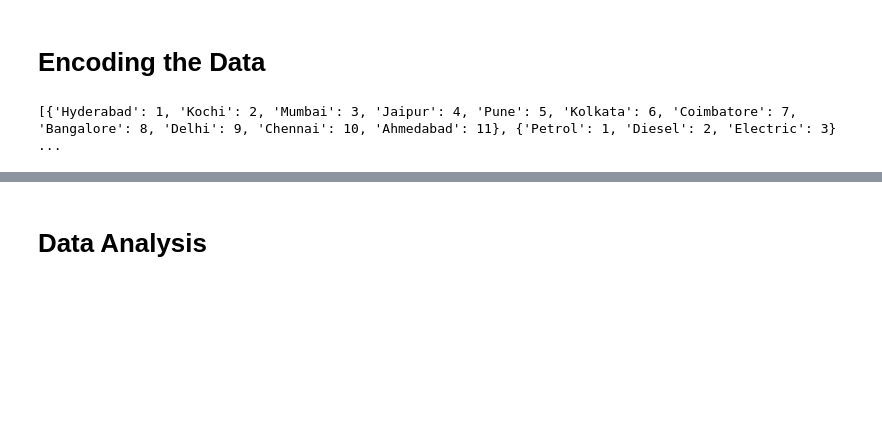
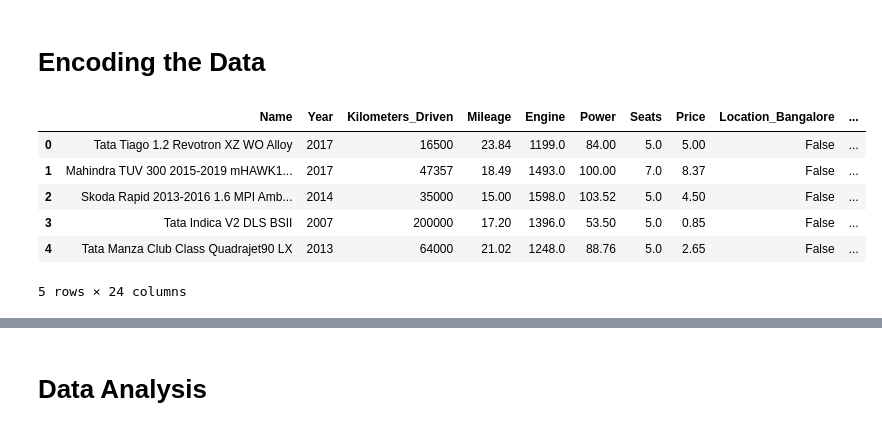
Before and after one commit to Shaurya-Ag/Car_Price_Prediction, a Jupyter notebook: Laboratory.ipynb, the cells around one changed output, grey strips where cells are left out. Cells and saved outputs as stored; diff of their text form; code cells hidden in the pictures; blank space fills up the shorter version.

```diff
--- a/Laboratory.ipynb
+++ b/Laboratory.ipynb
@@ -90,16 +82,13 @@ Name: count, dtype: int64
 # %% [markdown]
 <h1>Encoding the Data</h1>
 # %%
-def encoder(df,column):
-    keys=df[column].unique()
-    values=list(range(1,len(keys)+1))
-    encoding=dict(map(lambda x:(x[0],x[1]),zip(keys,values)))
-    df[column]=pd.Series(map(lambda x:encoding[x],df[column]))
-    return encoding
-encoding_list=list()
-for i in object_columns:
-    encoding_list.append(encoder(df,i))
-print(encoding_list)
-df.head()
+encoded_data=pd.get_dummies(df,columns=object_columns,drop_first=True)
+encoded_data.head()
 # %% [output]
+|  | Name | Year | Kilometers_Driven | Mileage | Engine | Power | Seats | Price | Location_Bangalore | ... |
+| 0 | Tata Tiago 1.2 Revotron XZ WO Alloy | 2017 | 16500 | 23.84 | 1199.0 | 84.00 | 5.0 | 5.00 | False | ... |
+| 1 | Mahindra TUV 300 2015-2019 mHAWK1... | 2017 | 47357 | 18.49 | 1493.0 | 100.00 | 7.0 | 8.37 | False | ... |
+| 2 | Skoda Rapid 2013-2016 1.6 MPI Amb... | 2014 | 35000 | 15.00 | 1598.0 | 103.52 | 5.0 | 4.50 | False | ... |
+| 3 | Tata Indica V2 DLS BSII | 2007 | 200000 | 17.20 | 1396.0 | 53.50 | 5.0 | 0.85 | False | ... |
+| 4 | Tata Manza Club Class Quadrajet90 LX | 2013 | 64000 | 21.02 | 1248.0 | 88.76 | 5.0 | 2.65 | False | ... |
-[{'Hyderabad': 1, 'Kochi': 2, 'Mumbai': 3, 'Jaipur': 4, 'Pune': 5, 'Kolkata': 6, 'Coimbatore': 7, 'Bangalore': 8, 'Delhi': 9, 'Chennai': 10, 'Ahmedabad': 11}, {'Petrol': 1, 'Diesel': 2, 'Electric': 3} ...
+5 rows × 24 columns
```
Also changed, not shown: parts of 13 cells of this notebook.
